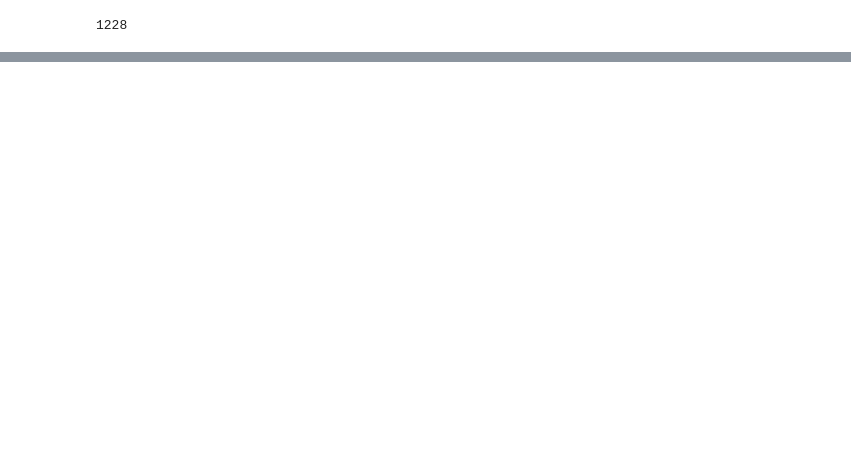
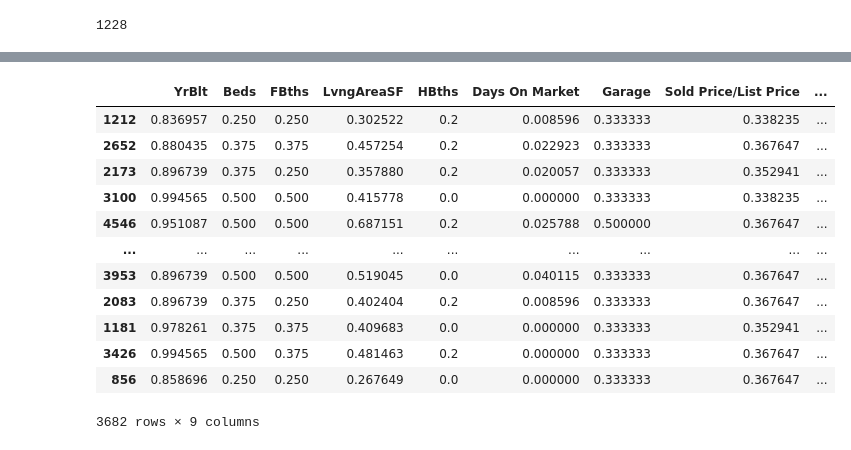
Before and after one commit to taftap8/apex_real_estate, a Jupyter notebook: Apex_RE_Homes.ipynb, the cells around one changed output, grey strips where cells are left out. Cells and saved outputs as stored; diff of their text form; code cells hidden in the pictures; blank space fills up the shorter version.

```diff
--- a/Apex_RE_Homes.ipynb
+++ b/Apex_RE_Homes.ipynb
@@ -345,0 +322,16 @@ print(f’Mean squared error: {mse.round(3)} \nr2: {r2.round(3)}’)
+# %%
+X_train
+# %% [output]
+|  | YrBlt | Beds | FBths | LvngAreaSF | HBths | Days On Market | Garage | Sold Price/List Price | ... |
+| 1212 | 0.836957 | 0.250 | 0.250 | 0.302522 | 0.2 | 0.008596 | 0.333333 | 0.338235 | ... |
+| 2652 | 0.880435 | 0.375 | 0.375 | 0.457254 | 0.2 | 0.022923 | 0.333333 | 0.367647 | ... |
+| 2173 | 0.896739 | 0.375 | 0.250 | 0.357880 | 0.2 | 0.020057 | 0.333333 | 0.352941 | ... |
+| 3100 | 0.994565 | 0.500 | 0.500 | 0.415778 | 0.0 | 0.000000 | 0.333333 | 0.338235 | ... |
+| 4546 | 0.951087 | 0.500 | 0.500 | 0.687151 | 0.2 | 0.025788 | 0.500000 | 0.367647 | ... |
+| ... | ... | ... | ... | ... | ... | ... | ... | ... | ... |
+| 3953 | 0.896739 | 0.500 | 0.500 | 0.519045 | 0.0 | 0.040115 | 0.333333 | 0.367647 | ... |
+| 2083 | 0.896739 | 0.375 | 0.250 | 0.402404 | 0.2 | 0.008596 | 0.333333 | 0.367647 | ... |
+| 1181 | 0.978261 | 0.375 | 0.375 | 0.409683 | 0.0 | 0.000000 | 0.333333 | 0.352941 | ... |
+| 3426 | 0.994565 | 0.500 | 0.375 | 0.481463 | 0.2 | 0.000000 | 0.333333 | 0.367647 | ... |
+| 856 | 0.858696 | 0.250 | 0.250 | 0.267649 | 0.0 | 0.000000 | 0.333333 | 0.367647 | ... |
+3682 rows × 9 columns
```
Also changed, not shown: parts of 21 cells of this notebook, 1 other file.
